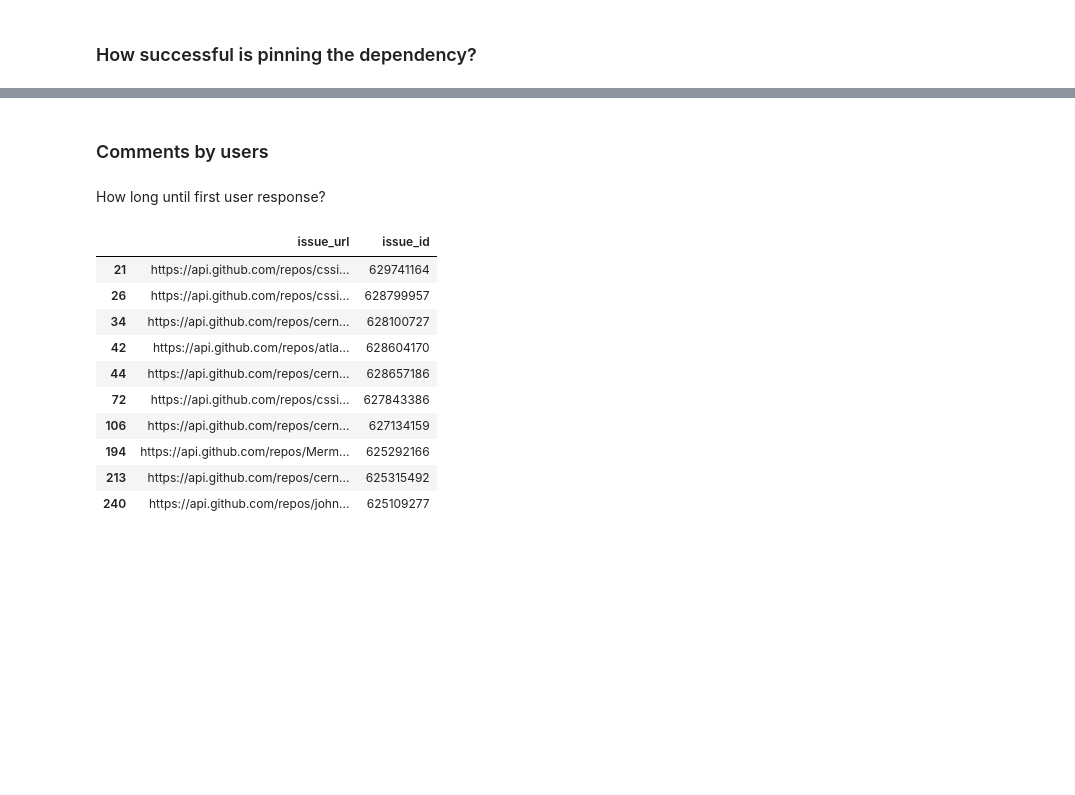
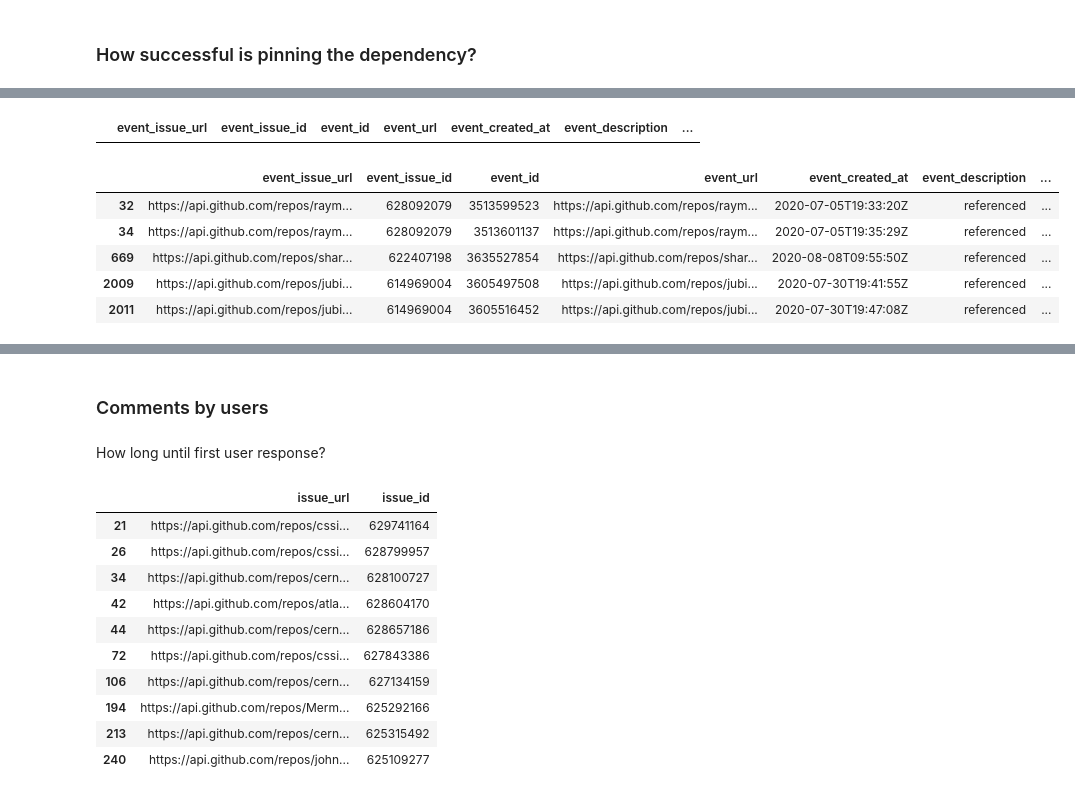
Before and after one commit to brombaut/GKIR_Analysis, a Jupyter notebook: gk_data_explore.ipynb, the cells around one changed output, grey strips where cells are left out. Drawn from its saved outputs; the diff is of its cells as text; code cells hidden in the pictures; blank space fills up the shorter version.

```diff
--- a/gk_data_explore.ipynb
+++ b/gk_data_explore.ipynb
@@ -182 +222,15 @@ issue_first_comment[issue_first_comment['successful_pin'] == False].head(10)
+# %%
+events[events['event_issue_id'] == 3513599523]
+# %% [output]
+|  | event_issue_url | event_issue_id | event_id | event_url | event_created_at | event_description | ... |
+# %%
+# events[(events['event_description'] != 'labeled') & (events['event_description'] != 'closed') & (events['event_description'] != 'reopened')]
+events[events['event_description'] == 'referenced'].head()
+# %% [output]
+|  | event_issue_url | event_issue_id | event_id | event_url | event_created_at | event_description | ... |
+| 32 | https://api.github.com/repos/raym... | 628092079 | 3513599523 | https://api.github.com/repos/raym... | 2020-07-05T19:33:20Z | referenced | ... |
+| 34 | https://api.github.com/repos/raym... | 628092079 | 3513601137 | https://api.github.com/repos/raym... | 2020-07-05T19:35:29Z | referenced | ... |
+| 669 | https://api.github.com/repos/shar... | 622407198 | 3635527854 | https://api.github.com/repos/shar... | 2020-08-08T09:55:50Z | referenced | ... |
+| 2009 | https://api.github.com/repos/jubi... | 614969004 | 3605497508 | https://api.github.com/repos/jubi... | 2020-07-30T19:41:55Z | referenced | ... |
+| 2011 | https://api.github.com/repos/jubi... | 614969004 | 3605516452 | https://api.github.com/repos/jubi... | 2020-07-30T19:47:08Z | referenced | ... |
 # %%
```
Also changed, not shown: parts of 18 cells of this notebook.
